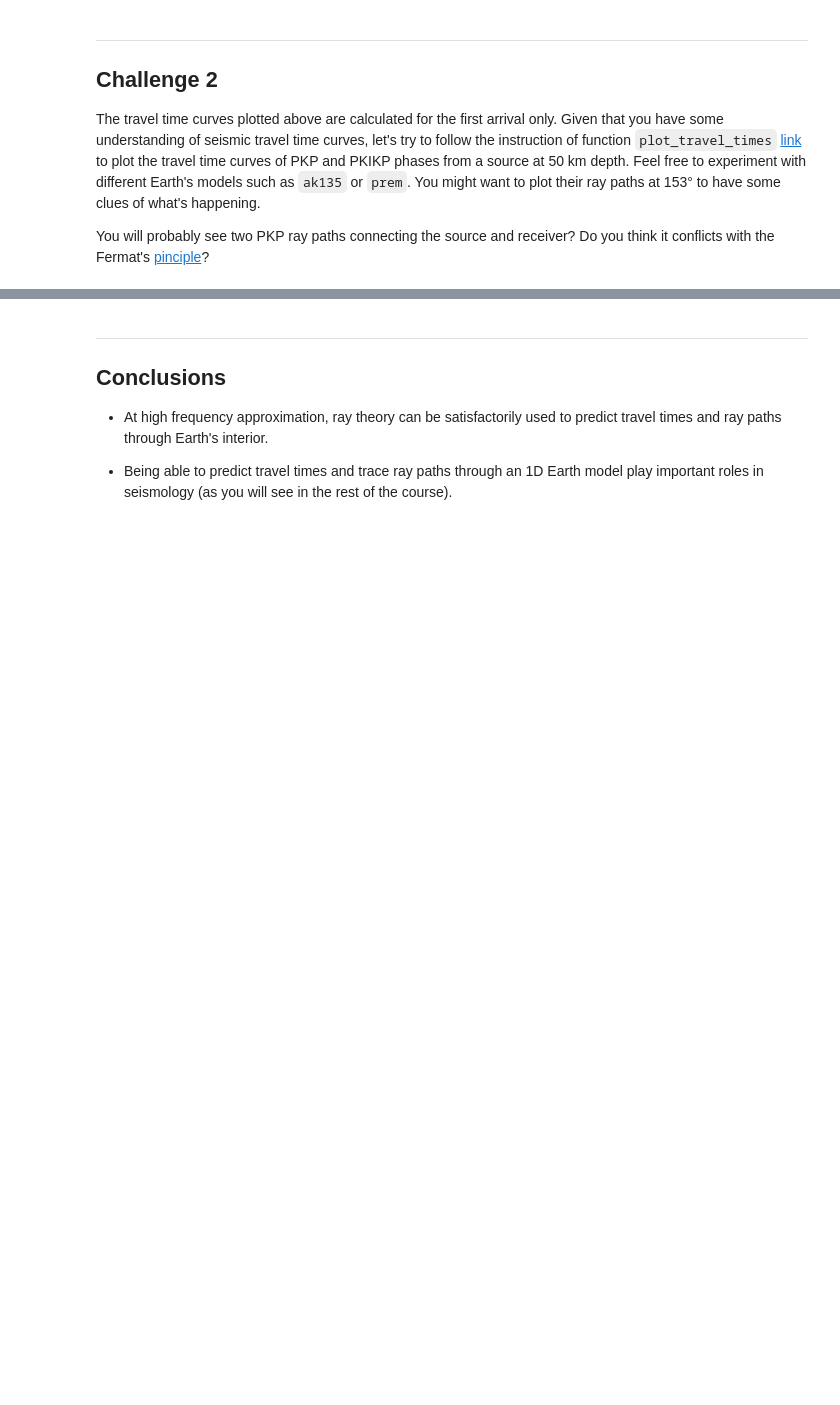
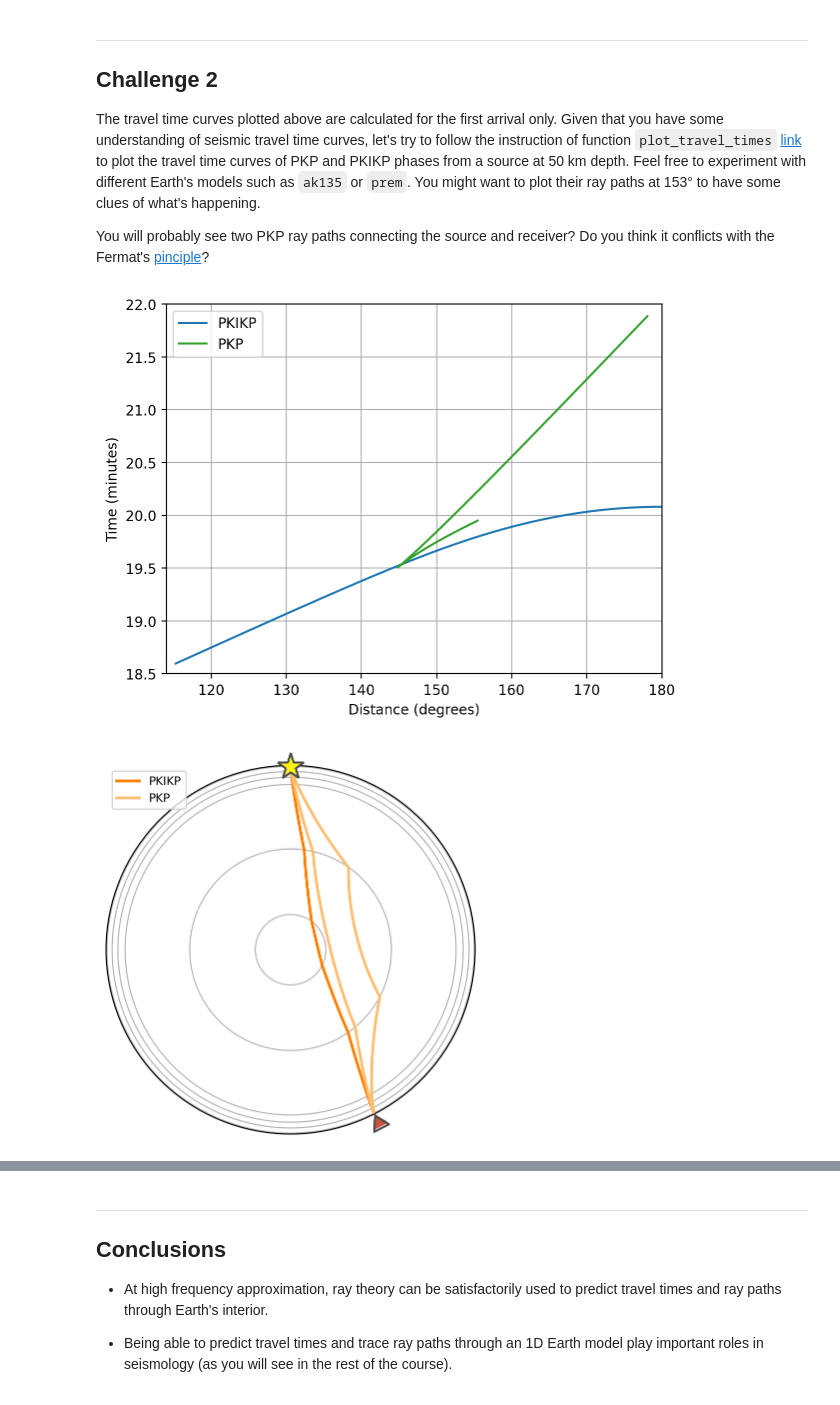
Before and after one commit to nguyen451/Seismology_lab, a Jupyter notebook: Day2/D2_Lab.ipynb, the cells around one changed output, grey strips where cells are left out. Cells and saved outputs as stored; diff of their text form; code cells hidden in the pictures; blank space fills up the shorter version.

```diff
--- a/Day2/D2_Lab.ipynb
+++ b/Day2/D2_Lab.ipynb
@@ -331,3 +447,20 @@ You will probably see two PKP ray paths connecting the source and receiver? Do y
+# %%
+# Enter your code here
+from obspy.taup import plot_travel_times
+fig,ax = plt.subplots()
+
+# Plot travel times for PKP and PKIKP phases
+plot_travel_times(source_depth=50, phase_list=["PKP", "PKIKP"], model="ak135", show=False, ax=ax,
+                  min_degrees=114, max_degrees=180)
+ax.set(ylim=(18.5, 22))
+
+# plot the ray path for PKP and PKIKP wave
+arrivals = model.get_ray_paths(source_depth_in_km=50, distance_in_degree=153, phase_list=["PKP", "PKIKP"])
+arrivals.plot_rays(plot_type="spherical", legend=True, show=False)
+plt.show()
+# %% [output]
+[figure, added]
+[figure, added]
 # %%
 # @title Click for solution
 # Import plot_travel_times function
```
Also changed, not shown: parts of 20 cells of this notebook.
